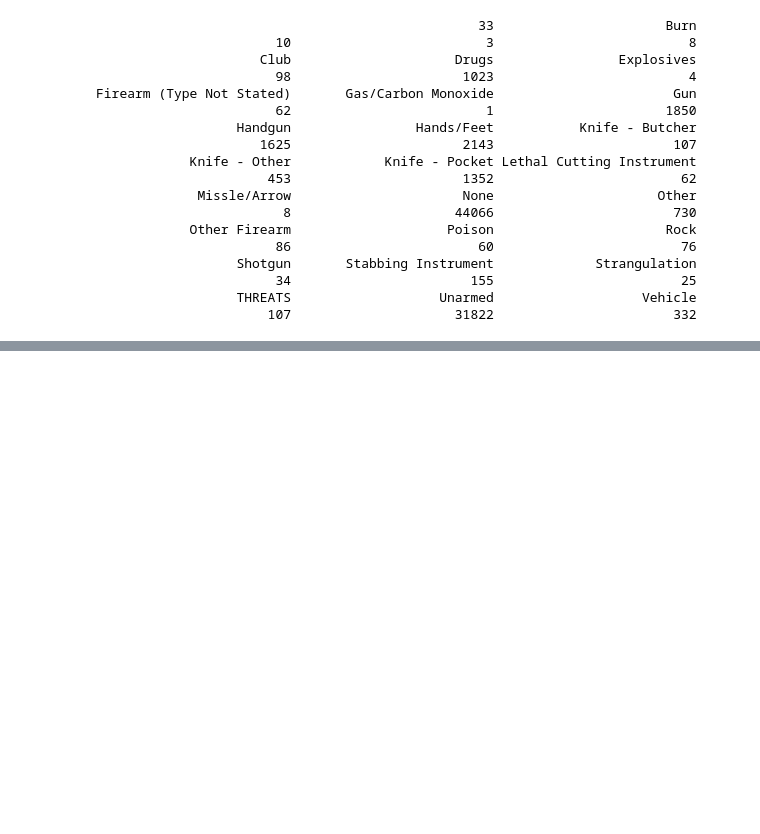
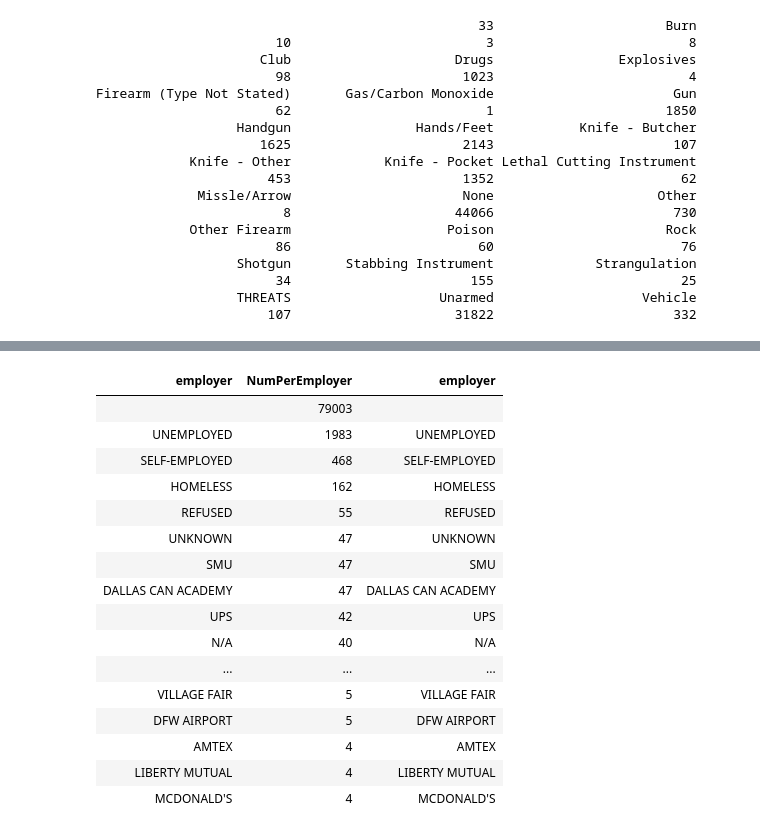
Before and after one commit to meystingray/DallasPoliceData, a Jupyter notebook: Police Arrests.ipynb, the cells around one changed output, grey strips where cells are left out. Drawn from its saved outputs; the diff is of its cells as text; code cells hidden in the pictures; blank space fills up the shorter version.

```diff
--- a/Police Arrests.ipynb
+++ b/Police Arrests.ipynb
@@ -61,0 +104,24 @@ Firearm (Type Not Stated)       Gas/Carbon Monoxide                       Gun
+# %%
+PA[,NumPerEmployer := .N,by = "employer"]
+q <- PA[,head(.SD,1),.SDcols = c("NumPerEmployer","employer"),by = "employer"]
+# %%
+setorder(q,-NumPerEmployer)
+head(q,100)
+# %% [output]
+| employer | NumPerEmployer | employer |
+|  | 79003 |  |
+| UNEMPLOYED | 1983 | UNEMPLOYED |
+| SELF-EMPLOYED | 468 | SELF-EMPLOYED |
+| HOMELESS | 162 | HOMELESS |
+| REFUSED | 55 | REFUSED |
+| UNKNOWN | 47 | UNKNOWN |
+| SMU | 47 | SMU |
+| DALLAS CAN ACADEMY | 47 | DALLAS CAN ACADEMY |
+| UPS | 42 | UPS |
+| N/A | 40 | N/A |
+| ... | ... | ... |
+| VILLAGE FAIR | 5 | VILLAGE FAIR |
+| DFW AIRPORT | 5 | DFW AIRPORT |
+| AMTEX | 4 | AMTEX |
+| LIBERTY MUTUAL | 4 | LIBERTY MUTUAL |
+| MCDONALD'S | 4 | MCDONALD'S |
```
Also changed, not shown: parts of 7 cells of this notebook, 5 other files.
